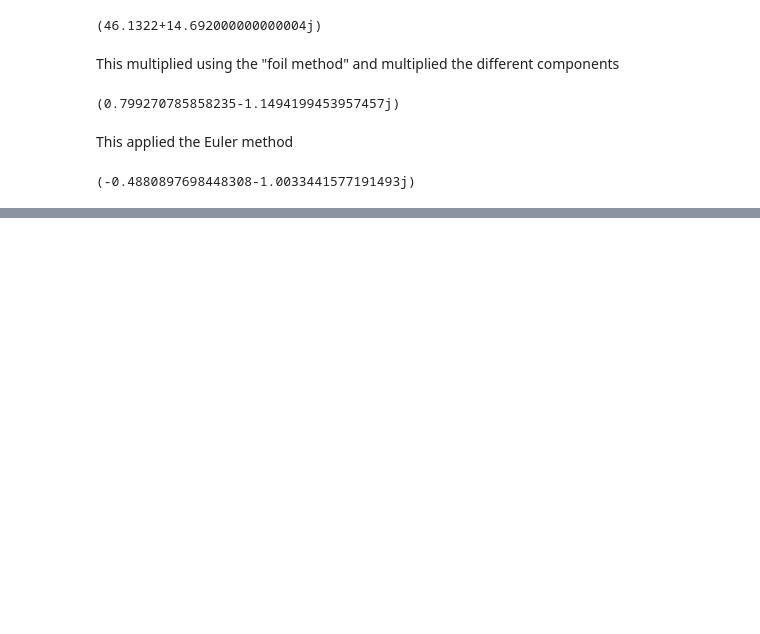
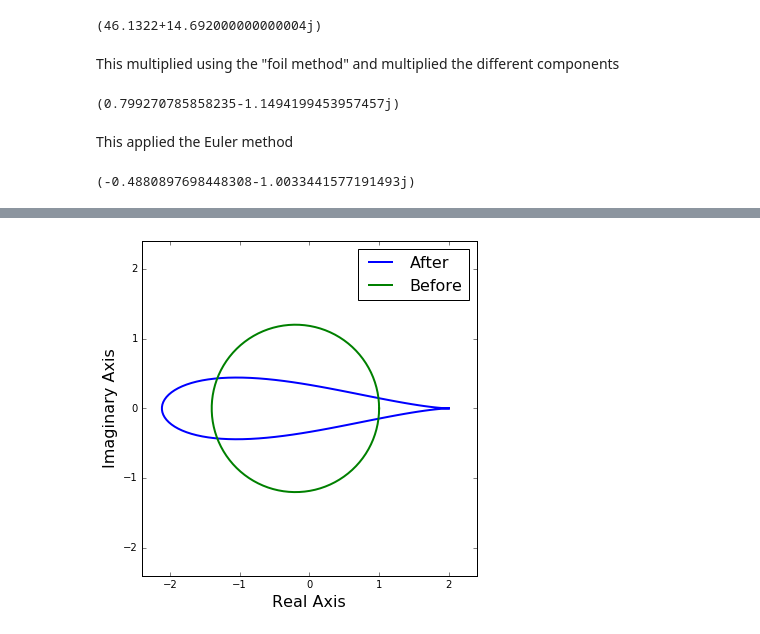
Before and after one commit to jennakosborn/mae6226, a Jupyter notebook: Assignment02.ipynb, the cells around one changed output, grey strips where cells are left out. Drawn from its saved outputs; the diff is of its cells as text; code cells hidden in the pictures; blank space fills up the shorter version.

```diff
--- a/Assignment02.ipynb
+++ b/Assignment02.ipynb
@@ -53,0 +107,21 @@ This applied the Euler method
+# %%
+# Defining a new Circle for the next exercise, centered a (c-R,0)
+c = 1
+R = 1.2
+z = R*numpy.cos(theta)+(c-R)+R*numpy.sin(theta)*1j
+
+# calculating the transformation
+eta = joukowski_trans(z,c)
+
+#plotting the before and after
+size = 6
+pyplot.figure(figsize=(size,size))
+pyplot.xlabel('Real Axis', fontsize = 16)
+pyplot.ylabel('Imaginary Axis', fontsize =16)
+pyplot.xlim(-R*2, R*2)
+pyplot.ylim(-R*2, R*2)
+pyplot.plot(eta.real, eta.imag, label ='After', color ='b', linewidth=2, linestyle='-')
+pyplot.plot(z.real,z.imag, label= 'Before',color='g',linewidth =2, linestyle='-');
+pyplot.legend(loc='best', prop={'size':16});
+# %% [output]
+[figure, added]
```
Also changed, not shown: parts of 11 cells of this notebook.
